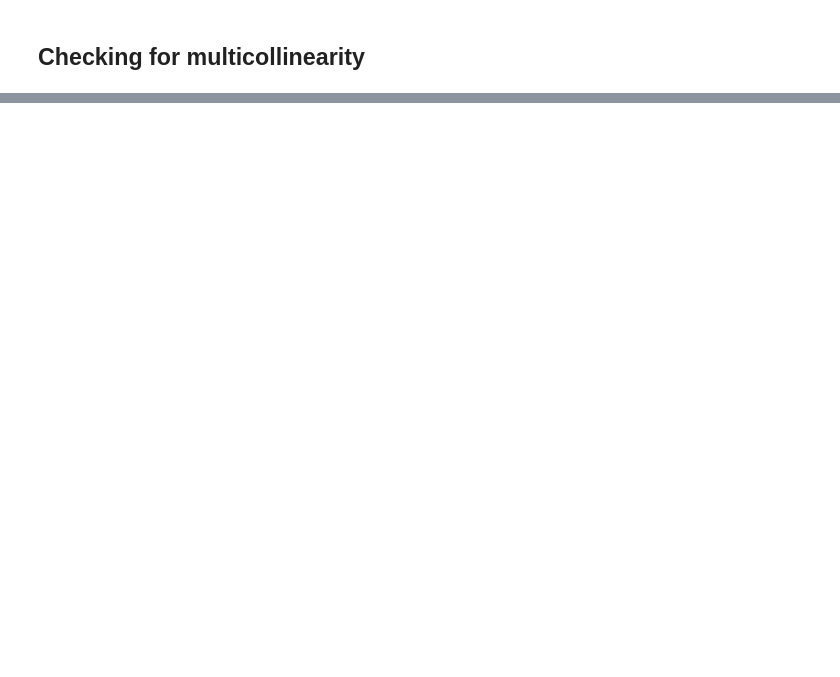
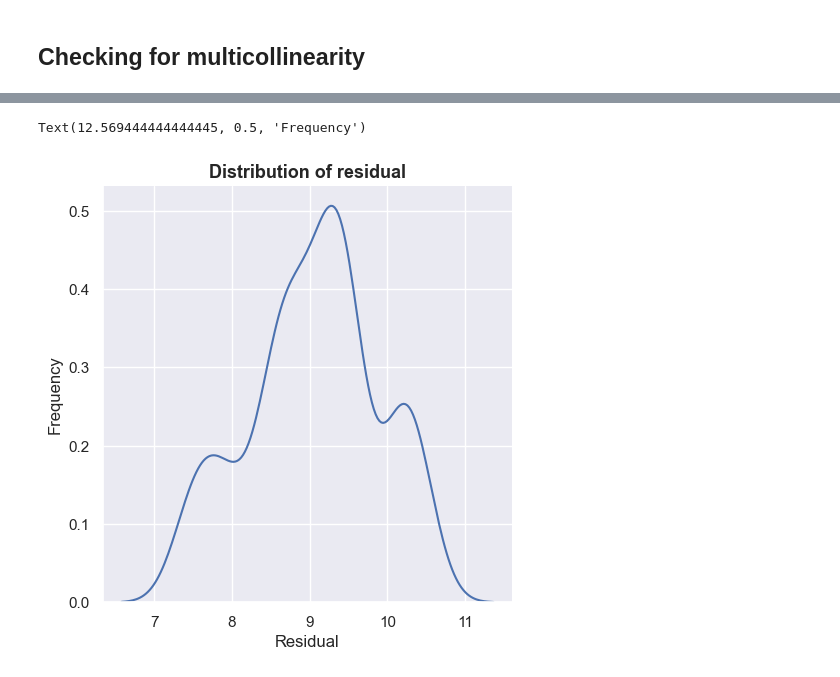
Before and after one commit to MichAdebayo/simplon_insurance_price_prediction, a Jupyter notebook: data_model.ipynb, the cells around one changed output, grey strips where cells are left out. Drawn from its saved outputs; the diff is of its cells as text; code cells hidden in the pictures; blank space fills up the shorter version.

```diff
--- a/data_model.ipynb
+++ b/data_model.ipynb
@@ -197,0 +319,10 @@ vif
+# %%
+res_data = pd.DataFrame(y_hat_test, columns=['residual'])
+# %%
+sns.displot(res_data, x = 'residual', kind='kde')
+plt.title("Distribution of residual", fontsize= 13, weight = "bold")
+plt.xlabel("Residual", weight = 10)
+plt.ylabel("Frequency", weight = 10)
+# %% [output]
+Text(12.569444444444445, 0.5, 'Frequency')
+[figure, added]
```
Also changed, not shown: parts of 49 cells of this notebook, 1 other file.
